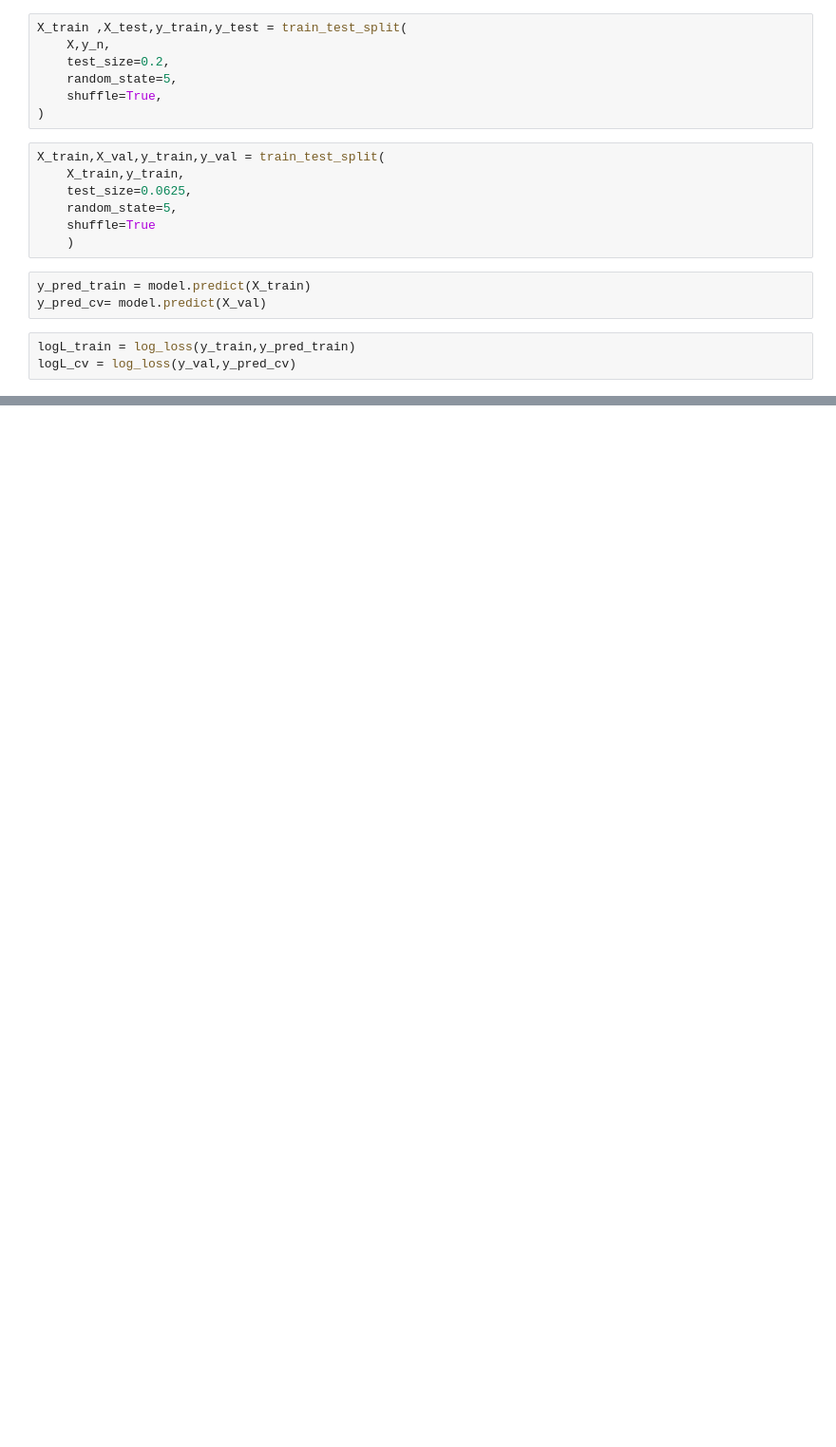
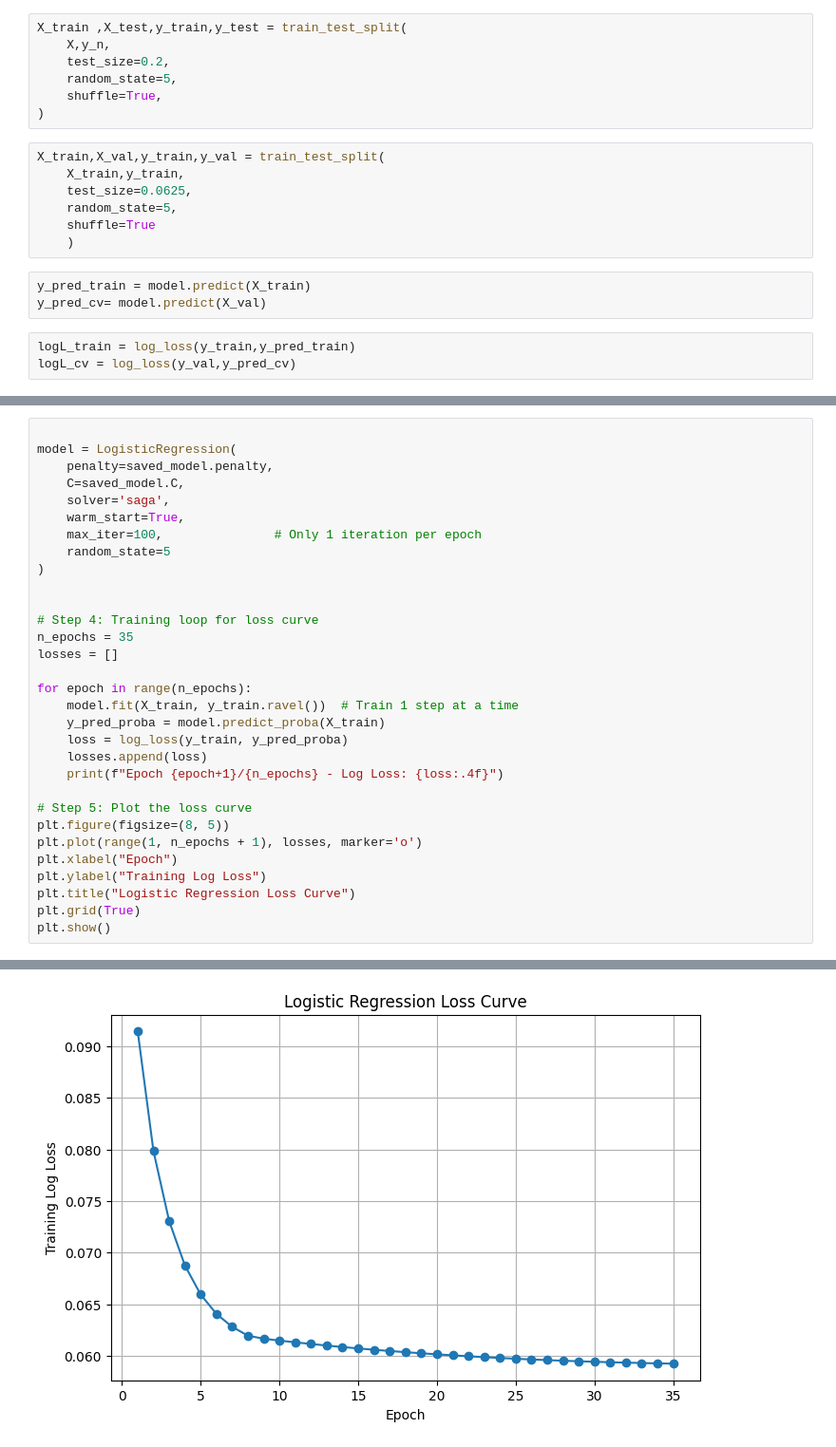
Before and after one commit to jobanpreetsinghnagra/Mushroom_Classification, a Jupyter notebook: eval.ipynb, the cells around one changed output, grey strips where cells are left out. Shown at 95% size. Saved outputs shown, nothing was run; the diff lists cells and outputs as text; blank space fills up the shorter version.

```diff
--- a/eval.ipynb
+++ b/eval.ipynb
@@ -95,0 +109,32 @@ plt.show()
+# %%
+
+model = LogisticRegression(
+    penalty=saved_model.penalty,
+    C=saved_model.C,
+    solver='saga',
+    warm_start=True,
+    max_iter=100,               # Only 1 iteration per epoch
+    random_state=5
+)
+
+
+# Step 4: Training loop for loss curve
+n_epochs = 35
+losses = []
+
+for epoch in range(n_epochs):
+    model.fit(X_train, y_train.ravel())  # Train 1 step at a time
+    y_pred_proba = model.predict_proba(X_train)
+    loss = log_loss(y_train, y_pred_proba)
+    losses.append(loss)
+    print(f"Epoch {epoch+1}/{n_epochs} - Log Loss: {loss:.4f}")
+
+# Step 5: Plot the loss curve
+plt.figure(figsize=(8, 5))
+plt.plot(range(1, n_epochs + 1), losses, marker='o')
+plt.xlabel("Epoch")
+plt.ylabel("Training Log Loss")
+plt.title("Logistic Regression Loss Curve")
+plt.grid(True)
+plt.show()
+# %% [output]
@@ -95,0 +164 @@ plt.show()
+[figure, added]
```
Also changed, not shown: parts of 8 cells of this notebook, 3 other files.
